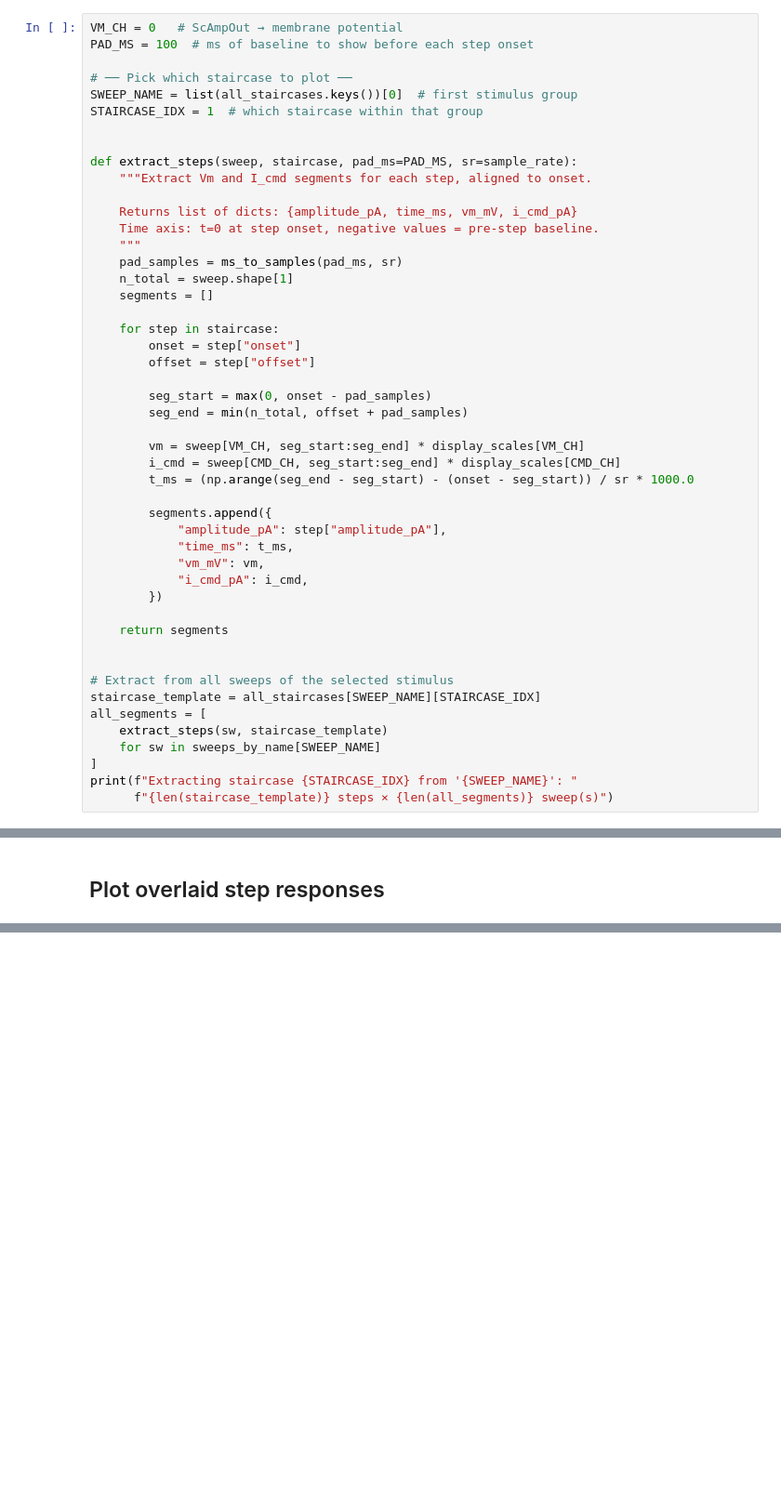
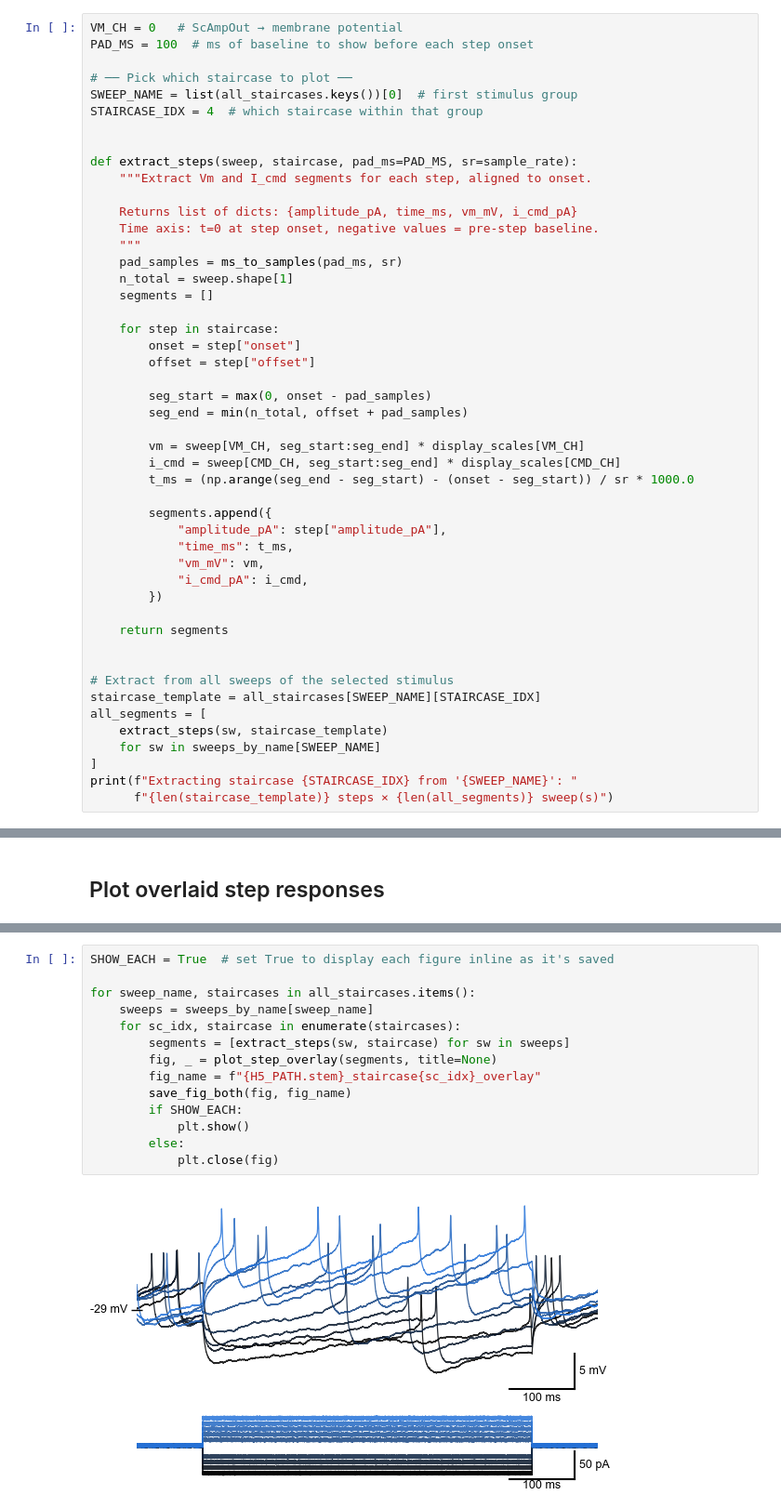
Before and after one commit to kylethieringer/ephys-acquisition, a Jupyter notebook: analysis/current_injection_steps.ipynb, the cells around one changed output, grey strips where cells are left out. Shown at 93% size. Cells and saved outputs as stored; diff of their text form; blank space fills up the shorter version.

```diff
--- a/analysis/current_injection_steps.ipynb
+++ b/analysis/current_injection_steps.ipynb
@@ -174,7 +411,7 @@ PAD_MS = 100  # ms of baseline to show before each step onset
 
 # ── Pick which staircase to plot ──
 SWEEP_NAME = list(all_staircases.keys())[0]  # first stimulus group
-STAIRCASE_IDX = 1  # which staircase within that group
+STAIRCASE_IDX = 4  # which staircase within that group
 
 
 def extract_steps(sweep, staircase, pad_ms=PAD_MS, sr=sample_rate):
@@ -329,0 +579,16 @@ plt.show()
+# %%
+SHOW_EACH = True  # set True to display each figure inline as it's saved
+
+for sweep_name, staircases in all_staircases.items():
+    sweeps = sweeps_by_name[sweep_name]
+    for sc_idx, staircase in enumerate(staircases):
+        segments = [extract_steps(sw, staircase) for sw in sweeps]
+        fig, _ = plot_step_overlay(segments, title=None)
+        fig_name = f"{H5_PATH.stem}_staircase{sc_idx}_overlay"
+        save_fig_both(fig, fig_name)
+        if SHOW_EACH:
+            plt.show()
+        else:
+            plt.close(fig)
+# %% [output]
+[figure, added]
```
Also changed, not shown: parts of 11 cells of this notebook, 3 other files.
